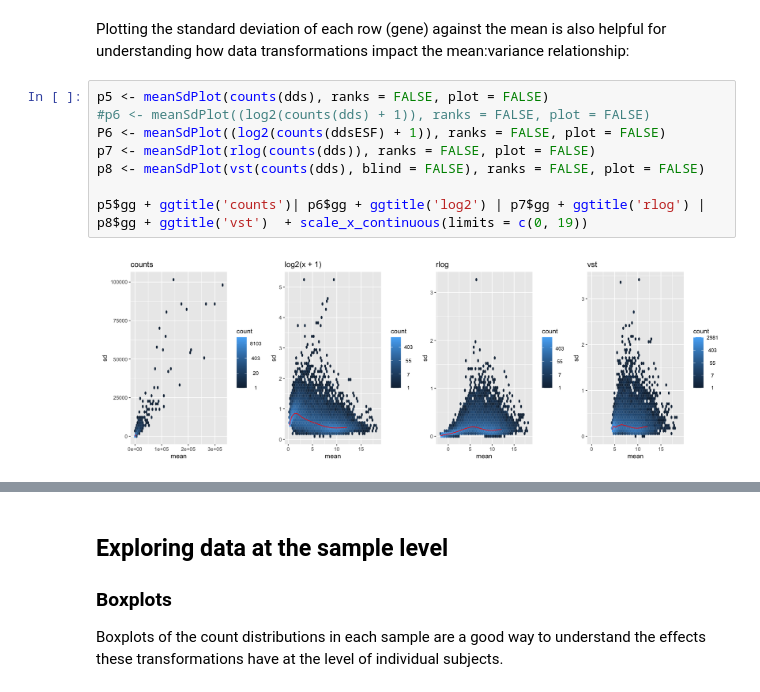
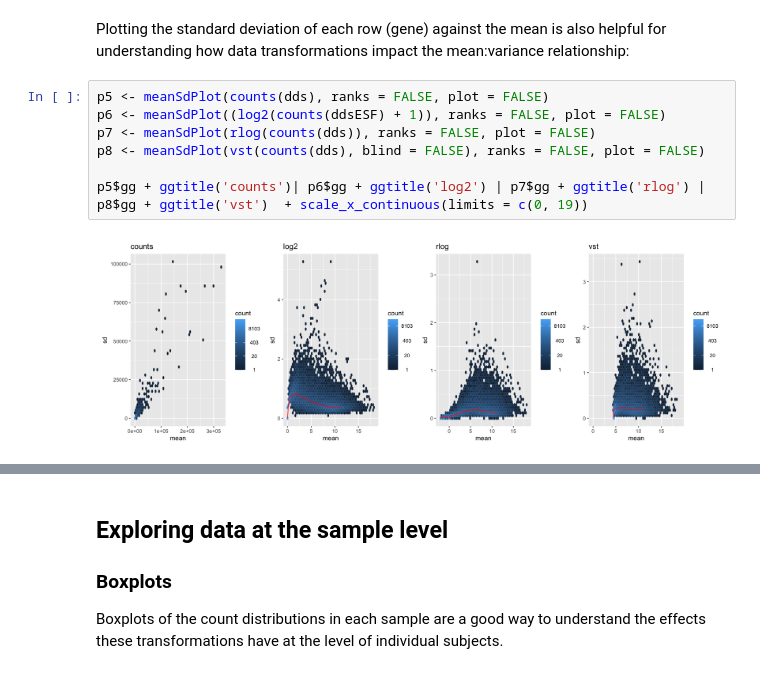
Before and after one commit to compbiocore/rnaseq_workshop_2021, a Jupyter notebook: deseq_1.ipynb, the cells around one changed output, grey strips where cells are left out. Saved outputs shown, nothing was run; the diff lists cells and outputs as text.

```diff
--- a/deseq_1.ipynb
+++ b/deseq_1.ipynb
@@ -342,14 +354,13 @@ We can see how genes with low counts (bottom left-hand corner) are highly variab
 Plotting the standard deviation of each row (gene) against the mean is also helpful for understanding how data transformations impact the mean:variance relationship:
 # %%
 p5 <- meanSdPlot(counts(dds), ranks = FALSE, plot = FALSE)
-#p6 <- meanSdPlot((log2(counts(dds) + 1)), ranks = FALSE, plot = FALSE)
-P6 <- meanSdPlot((log2(counts(ddsESF) + 1)), ranks = FALSE, plot = FALSE)
+p6 <- meanSdPlot((log2(counts(ddsESF) + 1)), ranks = FALSE, plot = FALSE)
 p7 <- meanSdPlot(rlog(counts(dds)), ranks = FALSE, plot = FALSE)
 p8 <- meanSdPlot(vst(counts(dds), blind = FALSE), ranks = FALSE, plot = FALSE)
 
 p5$gg + ggtitle('counts')| p6$gg + ggtitle('log2') | p7$gg + ggtitle('rlog') | p8$gg + ggtitle('vst')  + scale_x_continuous(limits = c(0, 19))
 # %% [output]
-[figure, old version]
+[figure, new version]
 # %% [markdown]
 **Note the differences in the axis scales**
 
```
Also changed, not shown: parts of 28 cells of this notebook.
